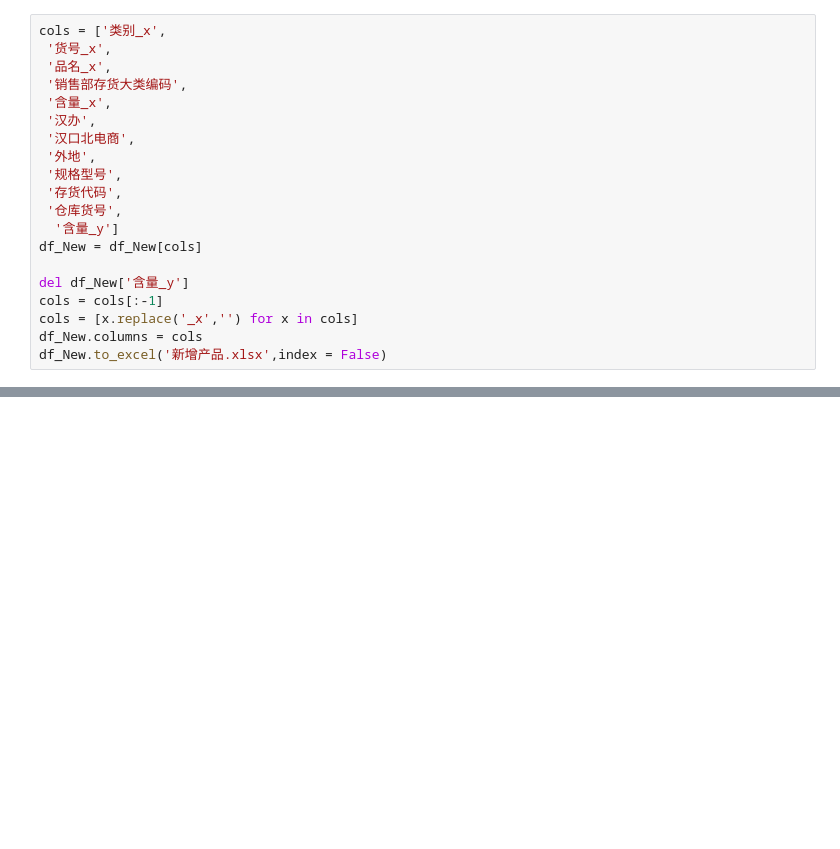
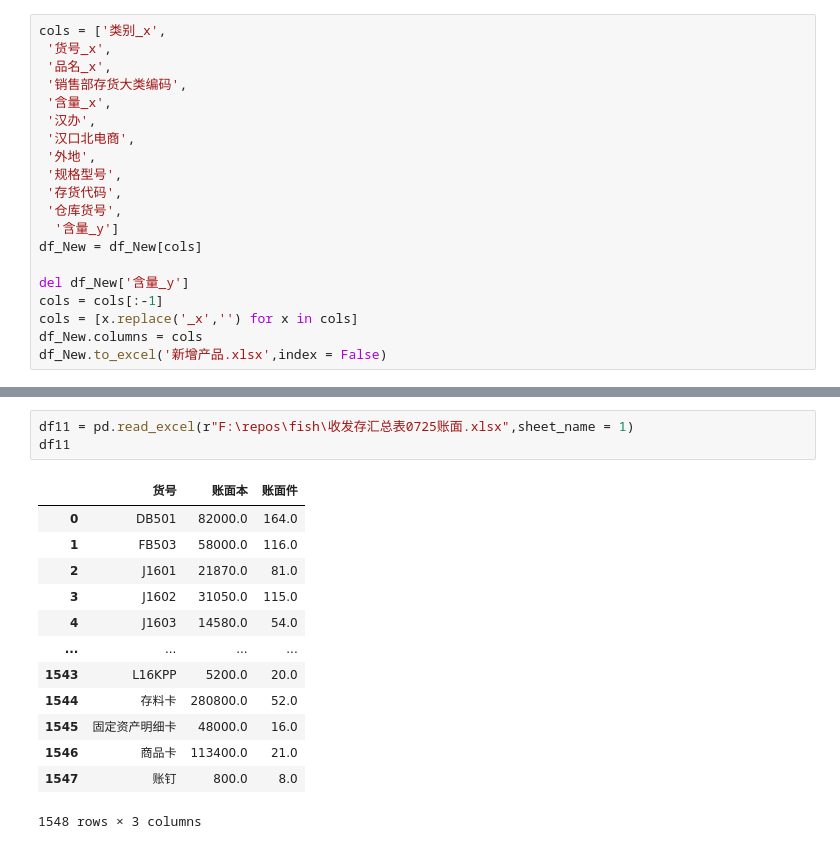
Before and after one commit to reddatetea/fish, a Jupyter notebook: TcloudChangkuXiaoshou.ipynb, the cells around one changed output, grey strips where cells are left out. Drawn from its saved outputs; the diff is of its cells as text; blank space fills up the shorter version.

```diff
--- a/TcloudChangkuXiaoshou.ipynb
+++ b/TcloudChangkuXiaoshou.ipynb
@@ -296,0 +321,17 @@ df_New.to_excel('新增产品.xlsx',index = False)
+# %%
+df11 = pd.read_excel(r"F:\repos\fish\收发存汇总表0725账面.xlsx",sheet_name = 1)
+df11
+# %% [output]
+|  | 货号 | 账面本 | 账面件 |
+| 0 | DB501 | 82000.0 | 164.0 |
+| 1 | FB503 | 58000.0 | 116.0 |
+| 2 | J1601 | 21870.0 | 81.0 |
+| 3 | J1602 | 31050.0 | 115.0 |
+| 4 | J1603 | 14580.0 | 54.0 |
+| ... | ... | ... | ... |
+| 1543 | L16KPP | 5200.0 | 20.0 |
+| 1544 | 存料卡 | 280800.0 | 52.0 |
+| 1545 | 固定资产明细卡 | 48000.0 | 16.0 |
+| 1546 | 商品卡 | 113400.0 | 21.0 |
+| 1547 | 账钉 | 800.0 | 8.0 |
+1548 rows × 3 columns
```
Also changed, not shown: parts of 7 cells of this notebook, 18 other files.
